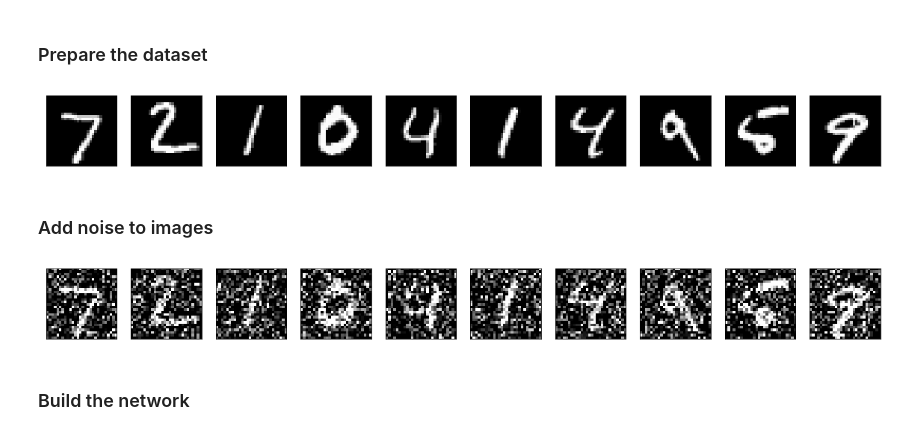
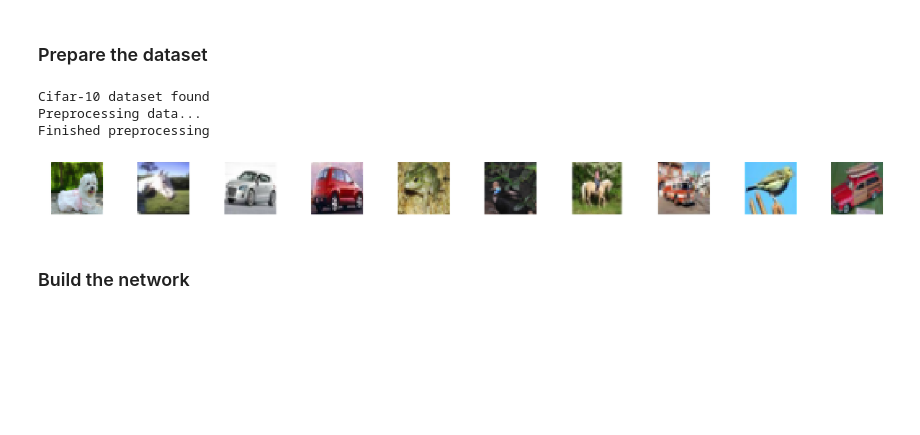
Before and after one commit to amirkeren/deep-learning-course, a Jupyter notebook: ex3/ex3.ipynb, the cells around one changed output. Cells and saved outputs as stored; diff of their text form; code cells hidden in the pictures; blank space fills up the shorter version.

```diff
--- a/ex3/ex3.ipynb
+++ b/ex3/ex3.ipynb
@@ -18,2 +14,9 @@ epochs = 10
+# %%
+epochs = 100
+batch_size = 200
+n_batches = 5
+noise_factor = 35
+learning_rate = 0.001
+do_preprocess = True
 # %% [markdown]
 ### Prepare the dataset
@@ -28,6 +22,0 @@ X_test = np.reshape(X_test, (len(X_test), 28, 28, 1))
-# %%
-plot_image(X_test)
-# %% [output]
-[figure, removed]
-# %% [markdown]
-### Add noise to images
@@ -41,6 +23,23 @@ X_test_noisy = np.clip(X_test_noisy, 0., 1.)
-# %%
-plot_image(X_test_noisy)
-# %% [output]
-[figure, removed]
+# %%
+cifar10_dataset_url = 'https://www.cs.toronto.edu/~kriz/cifar-10-python.tar.gz'
+cifar10_dataset_folder_path = 'cifar-10-batches-py'
+tar_gz_path = 'cifar-10-python.tar.gz'
+
+helper.download_dataset(cifar10_dataset_url, cifar10_dataset_folder_path, tar_gz_path)
+if do_preprocess:
+    helper.preprocess_and_save_data(cifar10_dataset_folder_path, noise_factor, n_batches)
+# %% [output]
+Cifar-10 dataset found
+Preprocessing data...
+Finished preprocessing
+# %%
+features, labels = helper.load_cfar10_batch(cifar10_dataset_folder_path, random.randint(1, n_batches))
+plt.figure(figsize=(32, 2))
+for i in range(10):
+    ax = plt.subplot(1, 10, i + 1)
+    plt.axis('off')
+    plt.imshow(features[i + random.randint(0, len(features) - 10)])
+# %% [output]
+[figure, added]
 # %% [markdown]
 ### Build the network
```
Also changed, not shown: parts of 13 cells of this notebook, 2 other files.
